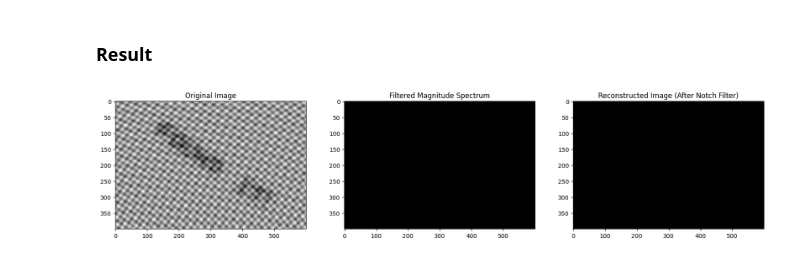
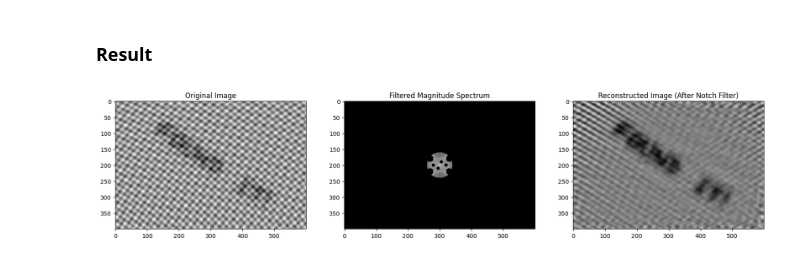
Before and after one commit to JulioJPinto/VCPI-PI-Project, a Jupyter notebook: Letters.ipynb, the cells around one changed output. Drawn from its saved outputs; the diff is of its cells as text; code cells hidden in the pictures.

Commit message:
feat(letters): finish inverse notch filter

```diff
--- a/Letters.ipynb
+++ b/Letters.ipynb
@@ -174,44 +174,49 @@ plt.show()
 
 Let's try the other way around
 # %%
-# Restart filtered_dtf
-filtered_dft = dft_shift
+def create_inverted_notch_filter(shape, notch_centers):
+    mask = np.zeros((shape[0], shape[1], 2), np.uint8)  # Start with zeros
+    for center in notch_centers:
+        x, y, r = center
+        cv2.circle(mask, (x, y), r, (1, 1), thickness=-1)  # Set circles to 1
+    return mask
 
-# Create Notch Filter Mask
-reverse_notch_mask = 1.0 - notch_mask.astype(np.float32)
-reverse_donut_mask = 1.0 - donut_mask.astype(np.float32)
+notch_centers = [(ccol, crow, 40)]
 
-
-# Apply Notch Filter and Donut Filter
-filtered_dft *=  reverse_notch_mask
-filtered_dft *= reverse_donut_mask
+# Create Inverted Notch Filter Mask
+inverted_notch_mask = create_inverted_notch_filter((rows, cols), notch_centers)
 # %% [markdown]
 ### Result
 # %%
+filtered_dft = dft_shift
+filtered_dft *= inverted_notch_mask
+# Use notch normal notch as well
+filtered_dft *= notch_mask
+
 magnitude_spectrum = cv2.magnitude(filtered_dft[:, :, 0], filtered_dft[:, :, 1])
 magnitude_spectrum = 20 * np.log(magnitude_spectrum + 1)
 
 # Inverse DFT
 idft_shift = np.fft.ifftshift(filtered_dft)
 reconstructed = cv2.idft(idft_shift)
 reconstructed = cv2.magnitude(reconstructed[:, :, 0], reconstructed[:, :, 1])
 
 # Normalize for display
 reconstructed = cv2.normalize(reconstructed, None, 0, 255, cv2.NORM_MINMAX)
 reconstructed = np.uint8(reconstructed)
 
 # Display Results
 fig, axes = plt.subplots(1, 3, figsize=(20, 5))
 
 axes[0].imshow(inpainted, cmap='gray')
 axes[0].set_title('Original Image')
 
 axes[1].imshow(magnitude_spectrum, cmap='gray')
 axes[1].set_title('Filtered Magnitude Spectrum')
 
 axes[2].imshow(reconstructed, cmap='gray')
 axes[2].set_title('Reconstructed Image (After Notch Filter)')
 
 plt.show()
 # %% [output]
-[figure, old version]
+[figure, new version]
```
Also changed, not shown: parts of 3 cells of this notebook.
